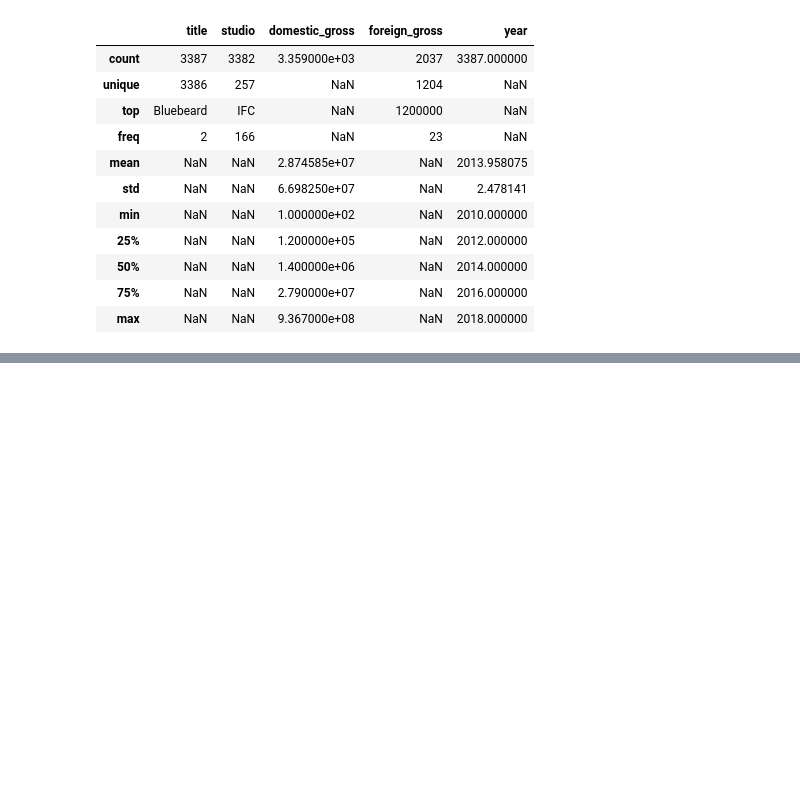
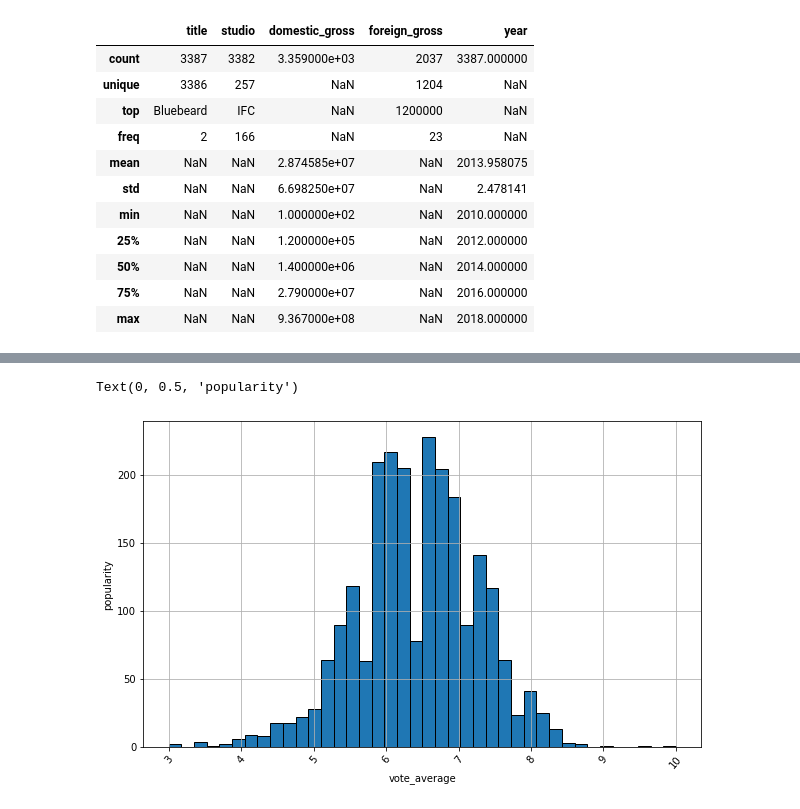
Before and after one commit to 0H5M/dsc-phase-1-project-v2-4, a Jupyter notebook: student.ipynb, the cells around one changed output, grey strips where cells are left out. Drawn from its saved outputs; the diff is of its cells as text; code cells hidden in the pictures; blank space fills up the shorter version.

```diff
--- a/student.ipynb
+++ b/student.ipynb
@@ -547,0 +164,2 @@ df,df2.head()
+# %%
+df2= pd.read_csv('zippedData/tmdb.movies.csv')
@@ -547,0 +247,4 @@ df,df2.head()
+# %%
+
+movies_ratings = pd.merge(df, df2)
+movies_ratings.head()
@@ -547,0 +278,2 @@ df,df2.head()
+# %%
+movies_ratings.dropna(how='any', axis = 1 , inplace = True)
@@ -547,0 +349,2 @@ df,df2.head()
+# %%
+rating_mean = pd.DataFrame(movies_ratings.groupby('title')['vote_average'].mean())
@@ -547,0 +404,10 @@ df,df2.head()
+# %%
+plt.figure(figsize=(10,6))
+plt.rcParams['patch.force_edgecolor'] = True
+rating_mean['vote_average'].hist(bins=40)
+plt.xticks(rotation = 50)
+plt.xlabel('vote_average')
+plt.ylabel('popularity')
+# %% [output]
+Text(0, 0.5, 'popularity')
+[figure, added]
```
Also changed, not shown: parts of 107 cells of this notebook.
